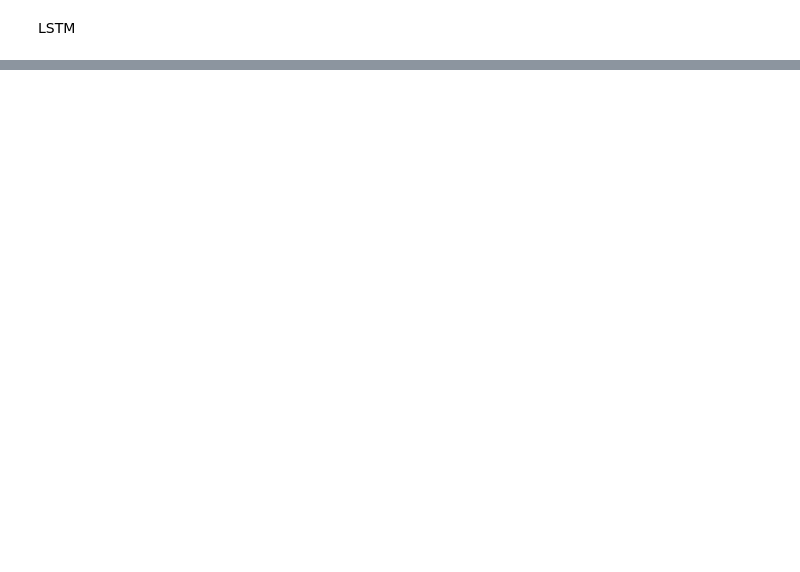
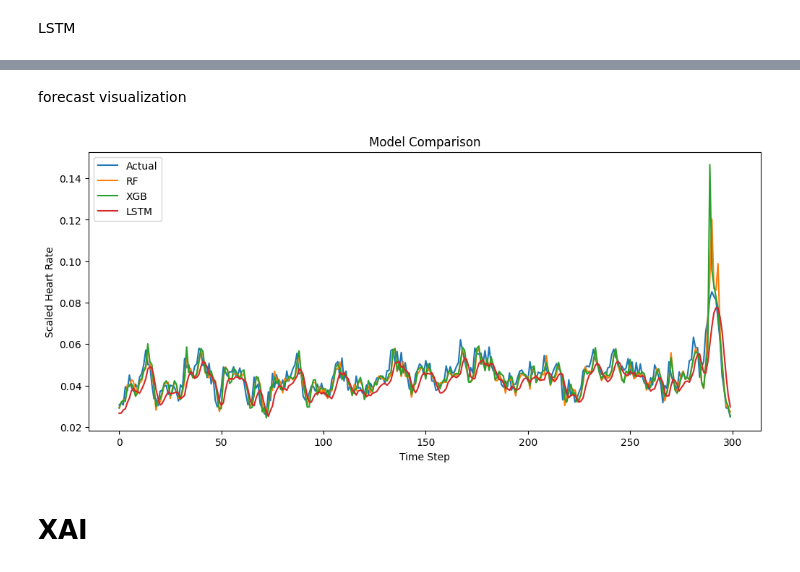
Before and after one commit to oanhtran020906-sys/Topic-11-ECG-Analysis-with-MIT-BIH-WFDB-, a Jupyter notebook: ecg-mitbih-analysis/notebooks/multiple_records.ipynb, the cells around one changed output, grey strips where cells are left out. Drawn from its saved outputs; the diff is of its cells as text; code cells hidden in the pictures; blank space fills up the shorter version.

```diff
--- a/ecg-mitbih-analysis/notebooks/multiple_records.ipynb
+++ b/ecg-mitbih-analysis/notebooks/multiple_records.ipynb
@@ -170,0 +412,9 @@ LSTM
+# %%
+early_stop = EarlyStopping(
+
+    monitor='val_loss',
+
+    patience=3,
+
+    restore_best_weights=True
+)
@@ -170,0 +569,40 @@ LSTM
+# %% [markdown]
+forecast visualization
+# %%
+plt.figure(figsize=(12,5))
+
+plt.plot(
+    y_test[:300],
+    label='Actual'
+)
+
+plt.plot(
+    rf_pred[:300],
+    label='RF'
+)
+
+plt.plot(
+    xgb_pred[:300],
+    label='XGB'
+)
+
+plt.plot(
+    lstm_pred[:300],
+    label='LSTM'
+)
+
+plt.title(
+    'Model Comparison'
+)
+
+plt.xlabel('Time Step')
+
+plt.ylabel('Scaled Heart Rate')
+
+plt.legend()
+
+plt.show()
+# %% [output]
+[figure, added]
+# %% [markdown]
+# XAI
```
Also changed, not shown: parts of 70 cells of this notebook, 7 other files.
